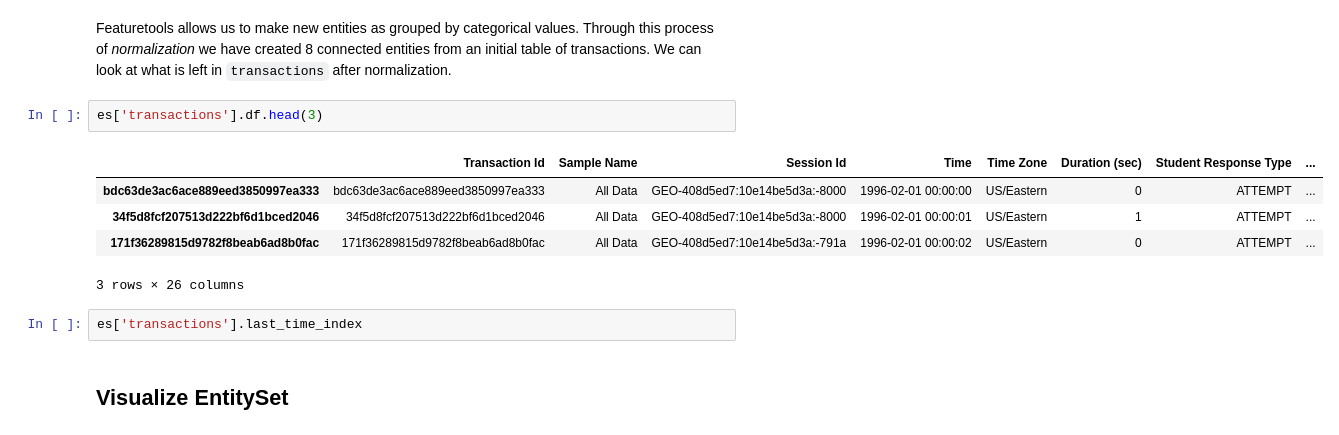
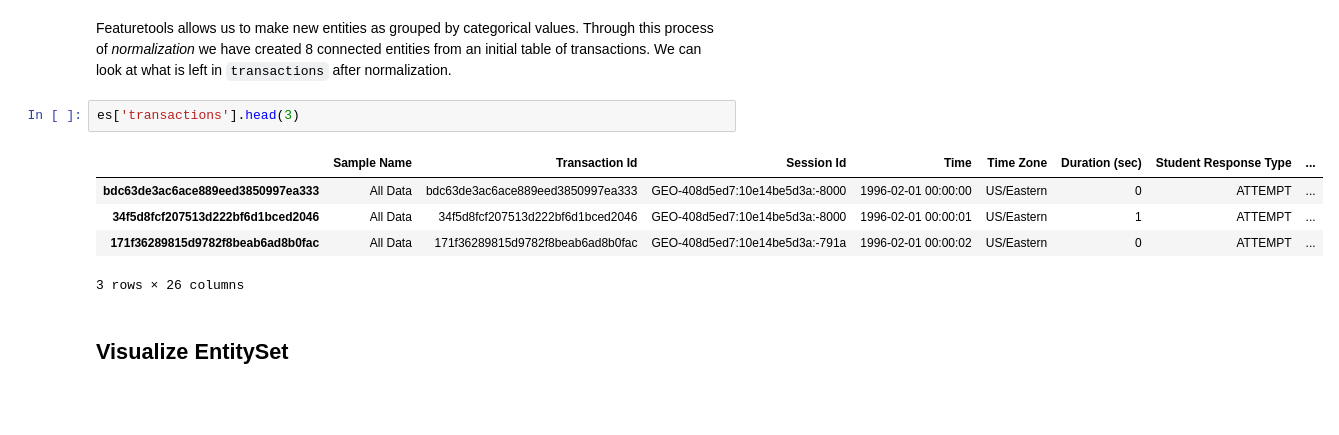
Before and after one commit to alteryx/open_source_demos, a Jupyter notebook: predict-correct-answer/Demo - DataShop.ipynb, the cells around one changed output. Cells and saved outputs as stored; diff of their text form; blank space fills up the shorter version.

```diff
--- a/predict-correct-answer/Demo - DataShop.ipynb
+++ b/predict-correct-answer/Demo - DataShop.ipynb
@@ -67,15 +69,13 @@ es['students'].df.head(3)
 # %% [markdown]
 Featuretools allows us to make new entities as grouped by categorical values. Through this process of *normalization* we have created 8 connected entities from an initial table of transactions. We can look at what is left in `transactions` after normalization.
 # %%
-es['transactions'].df.head(3)
+es['transactions'].head(3)
 # %% [output]
-|  | Transaction Id | Sample Name | Session Id | Time | Time Zone | Duration (sec) | Student Response Type | ... |
-| bdc63de3ac6ace889eed3850997ea333 | bdc63de3ac6ace889eed3850997ea333 | All Data | GEO-408d5ed7:10e14be5d3a:-8000 | 1996-02-01 00:00:00 | US/Eastern | 0 | ATTEMPT | ... |
-| 34f5d8fcf207513d222bf6d1bced2046 | 34f5d8fcf207513d222bf6d1bced2046 | All Data | GEO-408d5ed7:10e14be5d3a:-8000 | 1996-02-01 00:00:01 | US/Eastern | 1 | ATTEMPT | ... |
-| 171f36289815d9782f8beab6ad8b0fac | 171f36289815d9782f8beab6ad8b0fac | All Data | GEO-408d5ed7:10e14be5d3a:-791a | 1996-02-01 00:00:02 | US/Eastern | 0 | ATTEMPT | ... |
+|  | Sample Name | Transaction Id | Session Id | Time | Time Zone | Duration (sec) | Student Response Type | ... |
+| bdc63de3ac6ace889eed3850997ea333 | All Data | bdc63de3ac6ace889eed3850997ea333 | GEO-408d5ed7:10e14be5d3a:-8000 | 1996-02-01 00:00:00 | US/Eastern | 0 | ATTEMPT | ... |
+| 34f5d8fcf207513d222bf6d1bced2046 | All Data | 34f5d8fcf207513d222bf6d1bced2046 | GEO-408d5ed7:10e14be5d3a:-8000 | 1996-02-01 00:00:01 | US/Eastern | 1 | ATTEMPT | ... |
+| 171f36289815d9782f8beab6ad8b0fac | All Data | 171f36289815d9782f8beab6ad8b0fac | GEO-408d5ed7:10e14be5d3a:-791a | 1996-02-01 00:00:02 | US/Eastern | 0 | ATTEMPT | ... |
 3 rows × 26 columns
-# %%
-es['transactions'].last_time_index
 # %% [markdown]
 ## Visualize EntitySet
 # %%
```
Also changed, not shown: parts of 16 cells of this notebook, 1 other file.
